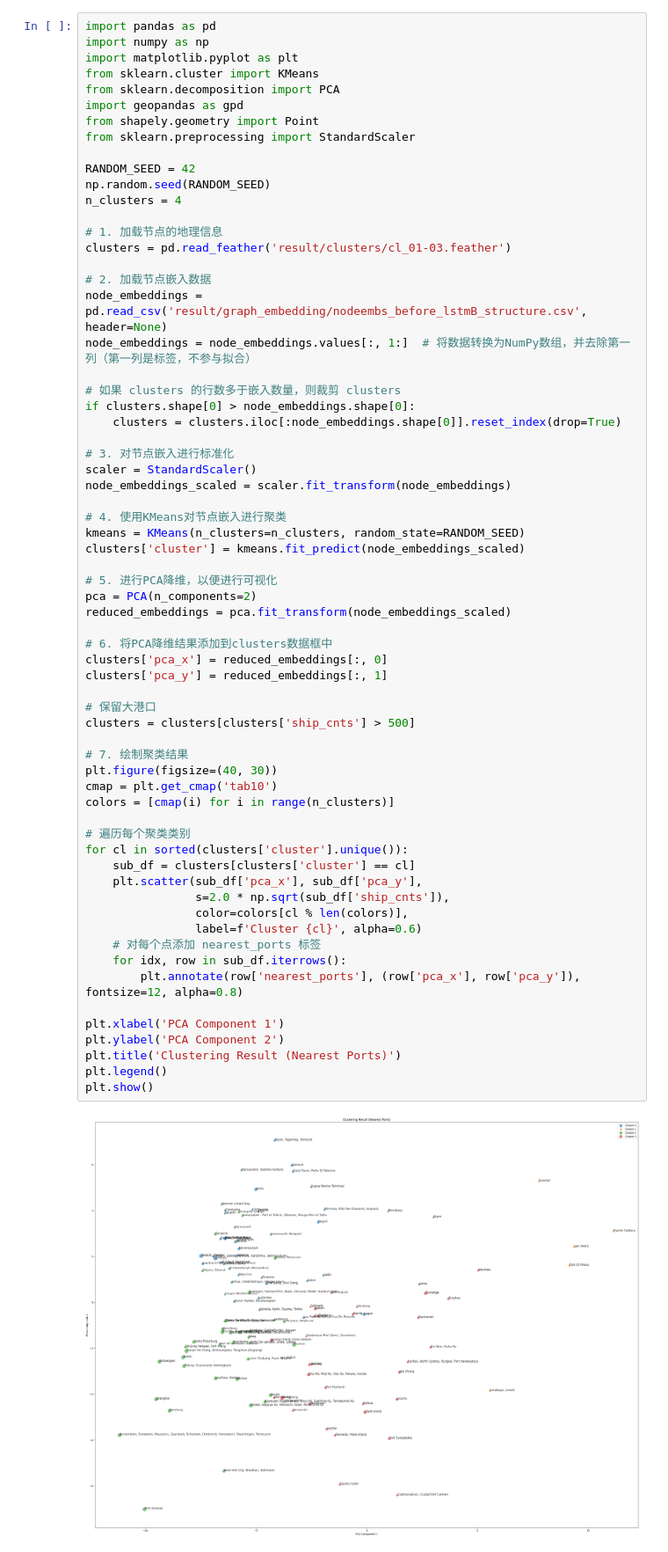
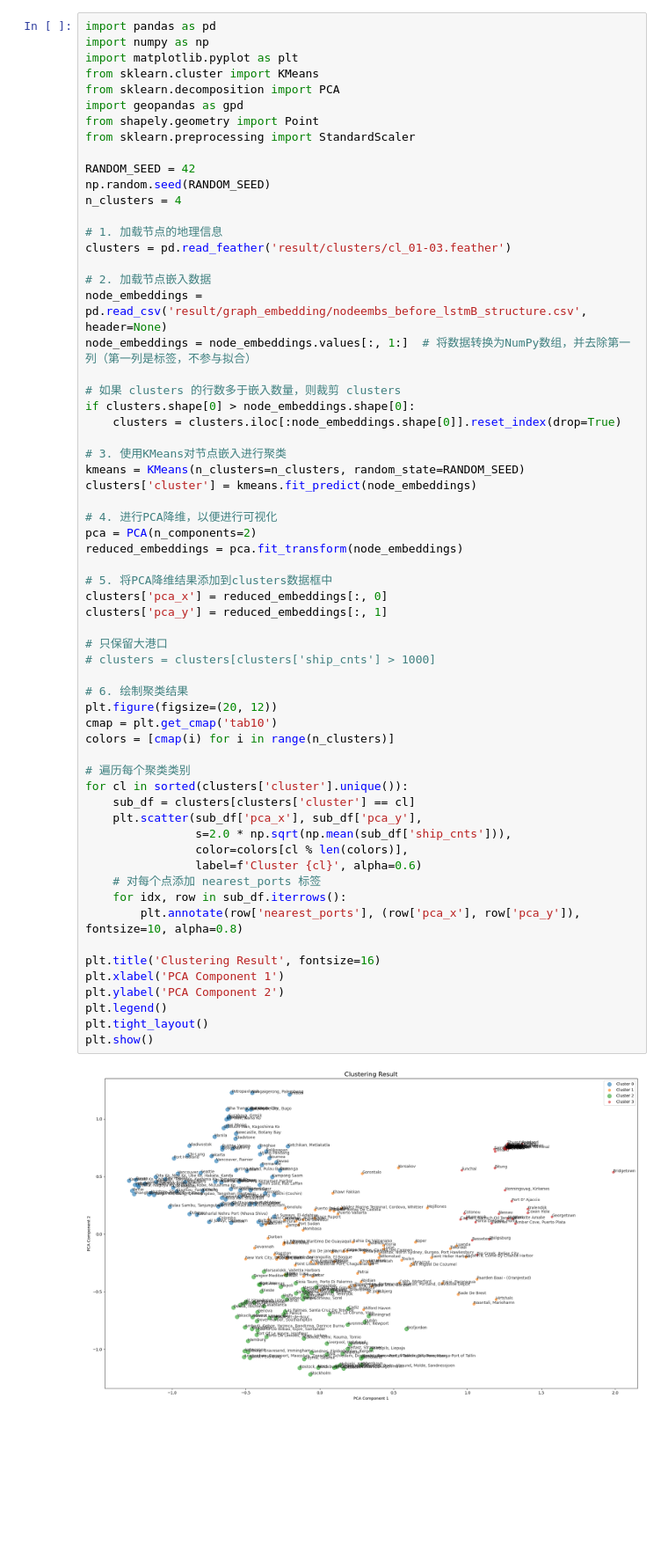
Before and after one commit to Paulliant/global-shipping-networks-analysis, a Jupyter notebook: Network Analysis/graph_embedding_calculate.ipynb, the cells around one changed output. Shown at 88% size. Cells and saved outputs as stored; diff of their text form; blank space fills up the shorter version.

```diff
--- a/Network Analysis/graph_embedding_calculate.ipynb
+++ b/Network Analysis/graph_embedding_calculate.ipynb
@@ -19,49 +19,46 @@ clusters = pd.read_feather('result/clusters/cl_01-03.feather')
 node_embeddings = pd.read_csv('result/graph_embedding/nodeembs_before_lstmB_structure.csv', header=None)
 node_embeddings = node_embeddings.values[:, 1:]  # 将数据转换为NumPy数组，并去除第一列（第一列是标签，不参与拟合）
 
 # 如果 clusters 的行数多于嵌入数量，则裁剪 clusters
 if clusters.shape[0] > node_embeddings.shape[0]:
     clusters = clusters.iloc[:node_embeddings.shape[0]].reset_index(drop=True)
 
-# 3. 对节点嵌入进行标准化
-scaler = StandardScaler()
-node_embeddings_scaled = scaler.fit_transform(node_embeddings)
+# 3. 使用KMeans对节点嵌入进行聚类
+kmeans = KMeans(n_clusters=n_clusters, random_state=RANDOM_SEED)
+clusters['cluster'] = kmeans.fit_predict(node_embeddings)
 
-# 4. 使用KMeans对节点嵌入进行聚类
-kmeans = KMeans(n_clusters=n_clusters, random_state=RANDOM_SEED)
-clusters['cluster'] = kmeans.fit_predict(node_embeddings_scaled)
+# 4. 进行PCA降维，以便进行可视化
+pca = PCA(n_components=2)
+reduced_embeddings = pca.fit_transform(node_embeddings)
 
-# 5. 进行PCA降维，以便进行可视化
-pca = PCA(n_components=2)
-reduced_embeddings = pca.fit_transform(node_embeddings_scaled)
-
-# 6. 将PCA降维结果添加到clusters数据框中
+# 5. 将PCA降维结果添加到clusters数据框中
 clusters['pca_x'] = reduced_embeddings[:, 0]
 clusters['pca_y'] = reduced_embeddings[:, 1]
 
-# 保留大港口
-clusters = clusters[clusters['ship_cnts'] > 500]
+# 只保留大港口
+# clusters = clusters[clusters['ship_cnts'] > 1000]
 
-# 7. 绘制聚类结果
-plt.figure(figsize=(40, 30))
+# 6. 绘制聚类结果
+plt.figure(figsize=(20, 12))
 cmap = plt.get_cmap('tab10')
 colors = [cmap(i) for i in range(n_clusters)]
 
 # 遍历每个聚类类别
 for cl in sorted(clusters['cluster'].unique()):
     sub_df = clusters[clusters['cluster'] == cl]
     plt.scatter(sub_df['pca_x'], sub_df['pca_y'],
-                s=2.0 * np.sqrt(sub_df['ship_cnts']),
+                s=2.0 * np.sqrt(np.mean(sub_df['ship_cnts'])),
                 color=colors[cl % len(colors)],
                 label=f'Cluster {cl}', alpha=0.6)
     # 对每个点添加 nearest_ports 标签
     for idx, row in sub_df.iterrows():
-        plt.annotate(row['nearest_ports'], (row['pca_x'], row['pca_y']), fontsize=12, alpha=0.8)
+        plt.annotate(row['nearest_ports'], (row['pca_x'], row['pca_y']), fontsize=10, alpha=0.8)
 
+plt.title('Clustering Result', fontsize=16)
 plt.xlabel('PCA Component 1')
 plt.ylabel('PCA Component 2')
-plt.title('Clustering Result (Nearest Ports)')
 plt.legend()
+plt.tight_layout()
 plt.show()
 # %% [output]
-[figure, old version]
+[figure, new version]
```
Also changed, not shown: parts of 1 cell of this notebook, 2 other files.
